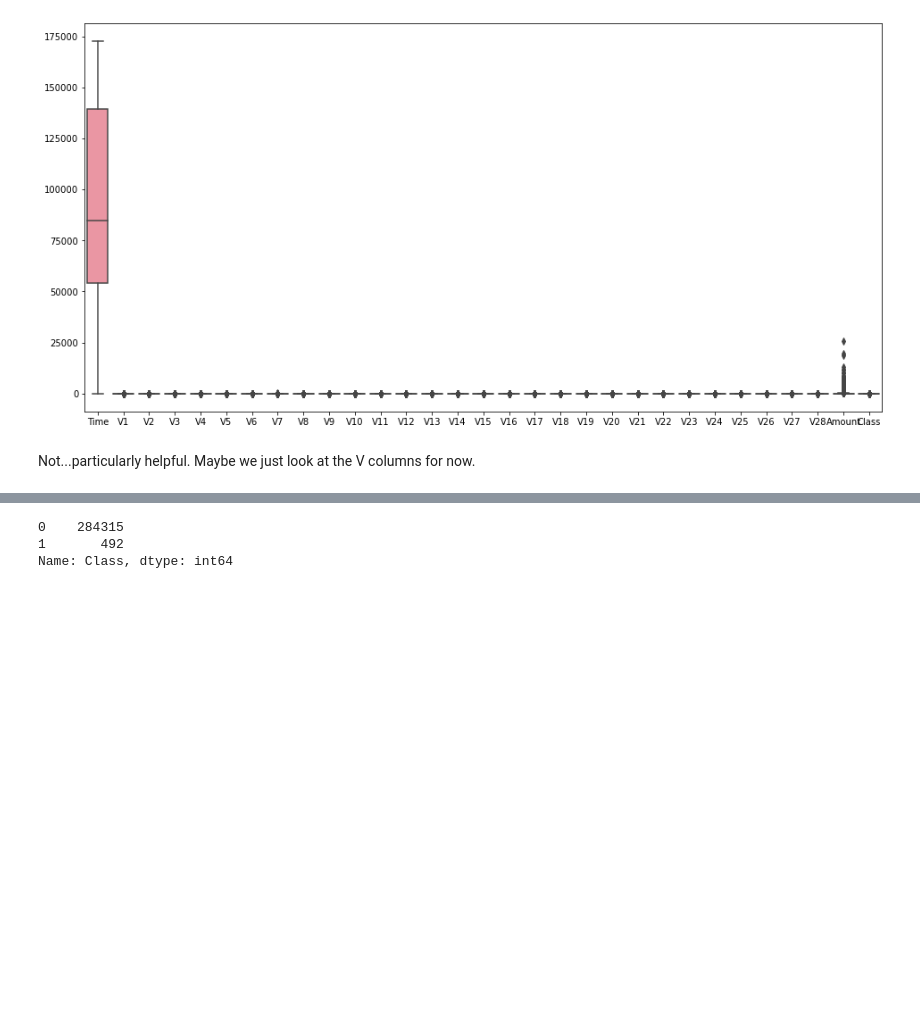
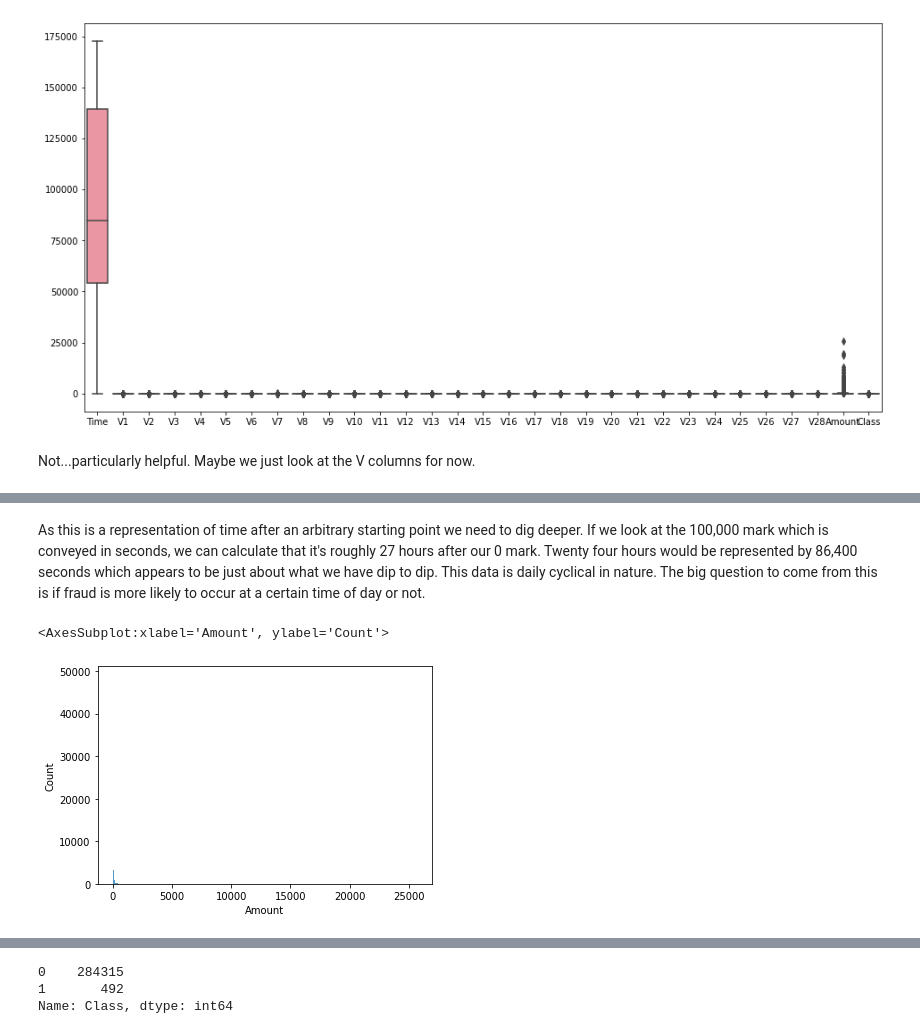
Before and after one commit to robertpreseau/EDA-Modeling-CreditCardFraud, a Jupyter notebook: Credit Card Fraud.ipynb, the cells around one changed output, grey strips where cells are left out. Cells and saved outputs as stored; diff of their text form; code cells hidden in the pictures; blank space fills up the shorter version.

```diff
--- a/Credit Card Fraud.ipynb
+++ b/Credit Card Fraud.ipynb
@@ -97,0 +107,7 @@ Well...it's different. Lots of outliers and lots of super tiny IQR fences. This
+# %% [markdown]
+As this is a representation of time after an arbitrary starting point we need to dig deeper. If we look at the 100,000 mark which is conveyed in seconds, we can calculate that it's roughly 27 hours after our 0 mark. Twenty four hours would be represented by 86,400 seconds which appears to be just about what we have dip to dip. This data is daily cyclical in nature. The big question to come from this is if fraud is more likely to occur at a certain time of day or not.
+# %%
+sns.histplot(data=df['Amount'])
+# %% [output]
+<AxesSubplot:xlabel='Amount', ylabel='Count'>
+[figure, added]
```
Also changed, not shown: parts of 22 cells of this notebook.
